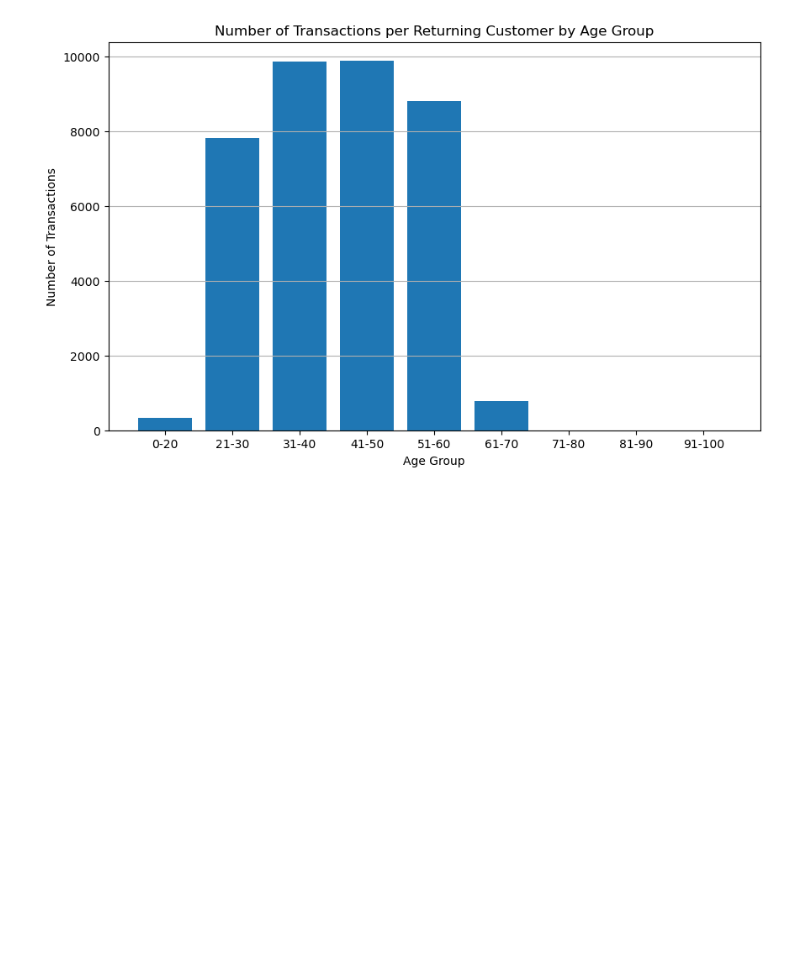
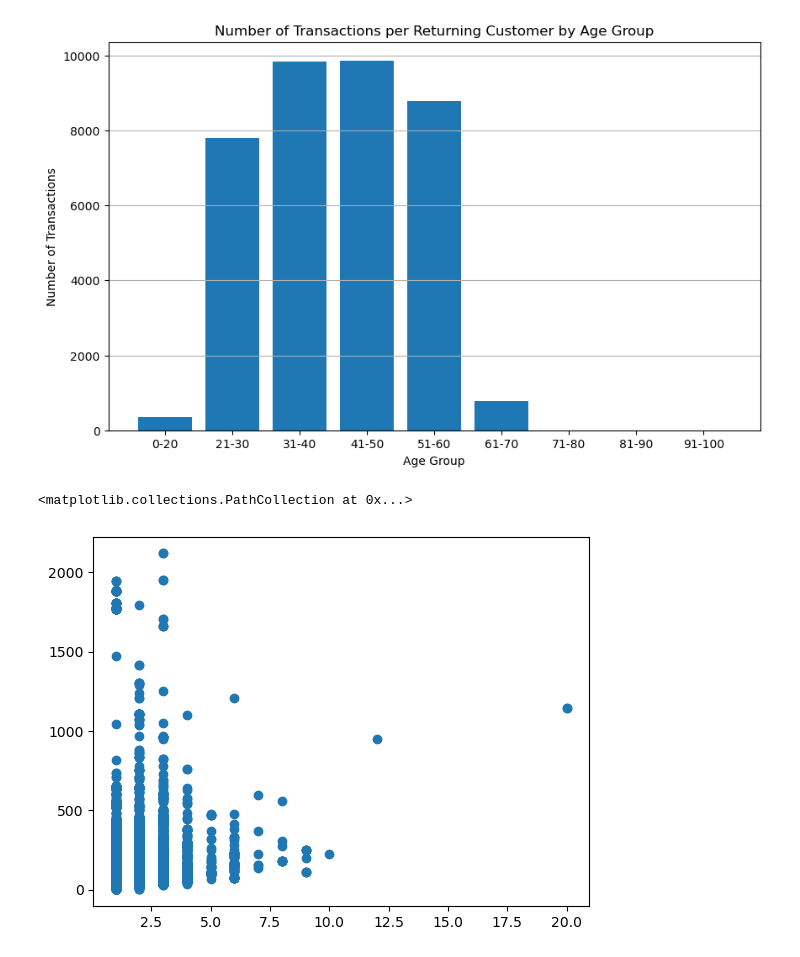
Before and after one commit to bowencu/FirstByte, a Jupyter notebook: datathon.ipynb, the cells around one changed output. Saved outputs shown, nothing was run; the diff lists cells and outputs as text; code cells hidden in the pictures; blank space fills up the shorter version.

```diff
--- a/datathon.ipynb
+++ b/datathon.ipynb
@@ -133,3 +156,8 @@ plt.grid(axis='y')
 plt.show()
 # %% [output]
 [figure]
+# %%
+plt.scatter(store_data["Quantity"], store_data["Sales_Amount"])
+# %% [output]
+<matplotlib.collections.PathCollection at 0x...>
+[figure, added]
```
Also changed, not shown: parts of 9 cells of this notebook.
